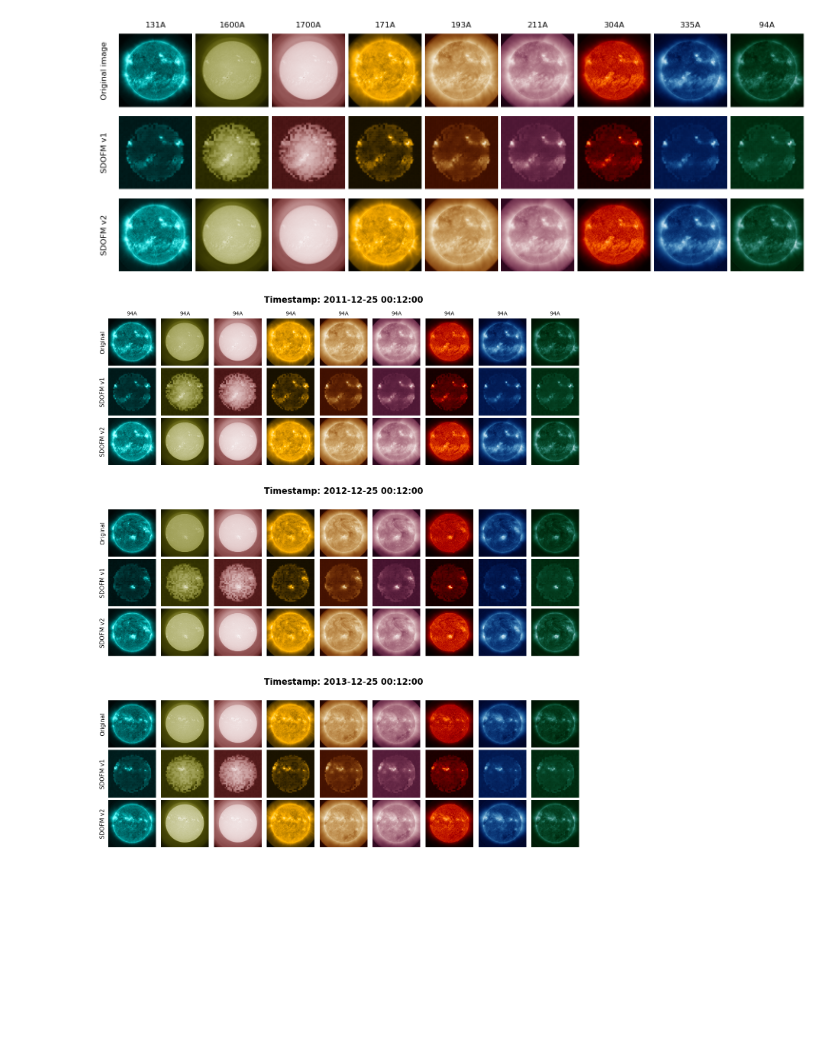
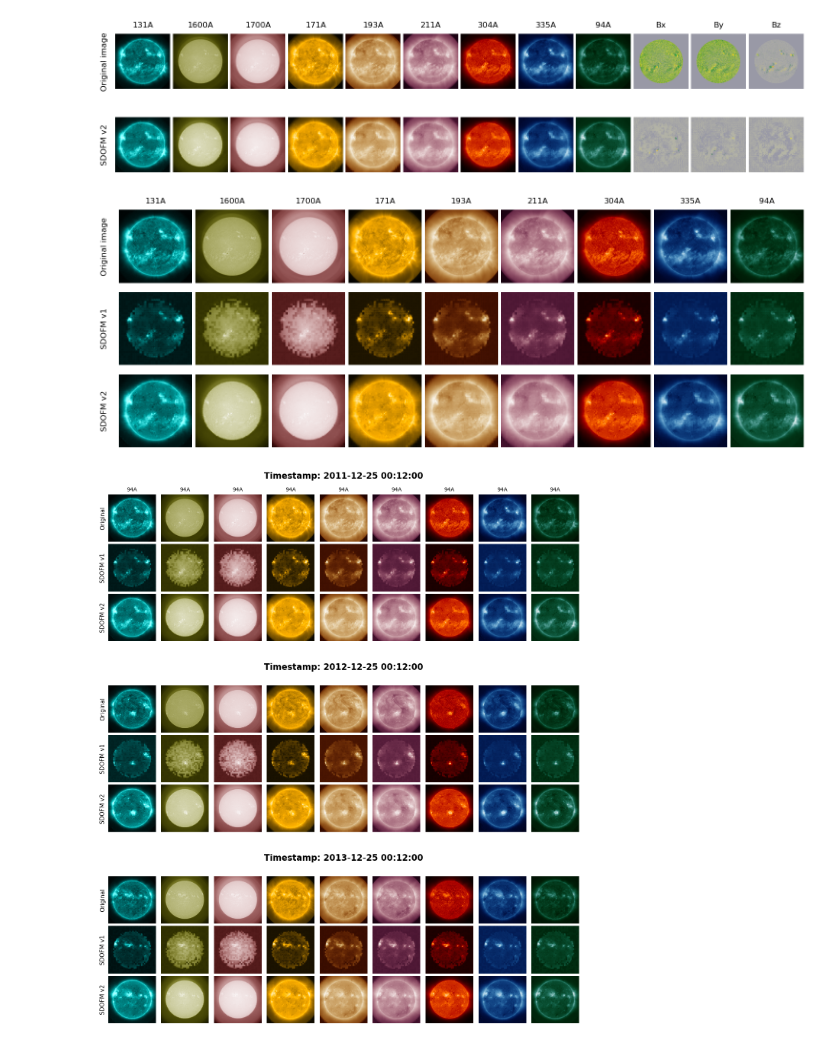
Before and after one commit to Joaggi/sdofmv2, a Jupyter notebook: notebooks/analysis/with_ALL_model/visualize_withALL_AIA_three_imgs.ipynb, the cells around one changed output. Cells and saved outputs as stored; diff of their text form; code cells hidden in the pictures; blank space fills up the shorter version.

Commit message:
update loss mask visualization

```diff
--- a/notebooks/analysis/with_ALL_model/visualize_withALL_AIA_three_imgs.ipynb
+++ b/notebooks/analysis/with_ALL_model/visualize_withALL_AIA_three_imgs.ipynb
@@ -134,7 +134,7 @@ cms = [
 # %%
 ckpt_dir = "../../../assets/checkpoints/backbone/"
 model = MAE.load_from_checkpoint(
-    checkpoint_path=ckpt_dir+"ALL/id_uj0jxwrn_mae_epoch=48-val_loss=0.03.ckpt",
+    checkpoint_path=ckpt_dir+"ALL/id_qu7tsc5c_mae_epoch=17-val_loss=0.12.ckpt",
     map_location="cpu",
     weights_only=False)
 lgr_logger.info(f"masking ratio of sdofmv2: {model.masking_ratio}")
@@ -191,6 +191,41 @@ for i_img in range(x_set.shape[0]):
             ch,
             cfg.data.sdoml.normalization.scaler_factor,
         )
+# %%
+norm = TwoSlopeNorm(vmin=-4000, vcenter=0, vmax=4000)
+fig, axes = plt.subplots(nrows=2, ncols=12, figsize=(16, 4))
+
+for ax in axes.flat:
+    ax.set_xticks([])
+    ax.set_yticks([])
+    for spine in ax.spines.values():
+        spine.set_visible(False)
+
+for i, col in enumerate(chan_types):
+
+    axes[0][i].set_title(f"{col}", fontsize=12, pad=10)
+    axes[0][i].imshow(x_set[0, i, 0, :, :], cmap=cms[i], norm=norm if i>=9 else None)
+    axes[1][i].imshow(output[0][0, i, 0, :, :], cmap=cms[i], norm=norm if i>=9 else None)
+
+row_info = ["Original image", "SDOFM v2"]
+
+for row_idx in range(2):
+    axes[row_idx][0].text(
+        -0.2, 0.5,              # Negative x moves it to the left
+        f"{row_info[row_idx]}",
+        ha='center',
+        va='center',
+        fontsize=12,
+        rotation=90,
+        transform=axes[row_idx][0].transAxes # Ensures coordinates are relative to the subplot
+    )
+
+plt.subplots_adjust(wspace=0.05, hspace=0.05, left=0.05, right=0.95, top=0.9, bottom=0.05)
+
+plt.savefig(f"SDOFMv2_results_per_wavelengh.pdf", dpi=300, bbox_inches="tight")
+plt.show()
+# %% [output]
+[figure, added]
 # %%
 norm = TwoSlopeNorm(vmin=-4000, vcenter=0, vmax=4000)
 fig, axes = plt.subplots(nrows=3, ncols=9, figsize=(16, 6))
@@ -226,7 +261,7 @@ plt.subplots_adjust(wspace=0.05, hspace=0.05, left=0.05, right=0.95, top=0.9, bo
 plt.savefig(f"SDOFMv2_results_AIA_per_wavelengh.pdf", dpi=300, bbox_inches="tight")
 plt.show()
 # %% [output]
-[figure, old version]
+[figure, new version]
 # %%
 # Data setup (assuming your variables x_set, output, cms, sort_ids, ts exist)
 
@@ -281,4 +316,4 @@ for t_i, timestamp in enumerate(ts):
 plt.savefig(f"SDOFMv2_compasion_with_sdofmv1_AIA.pdf", dpi=300, bbox_inches="tight")
 plt.show()
 # %% [output]
-[figure, old version]
+[figure, new version]
```
Also changed, not shown: parts of 2 cells of this notebook, 7 other files.
